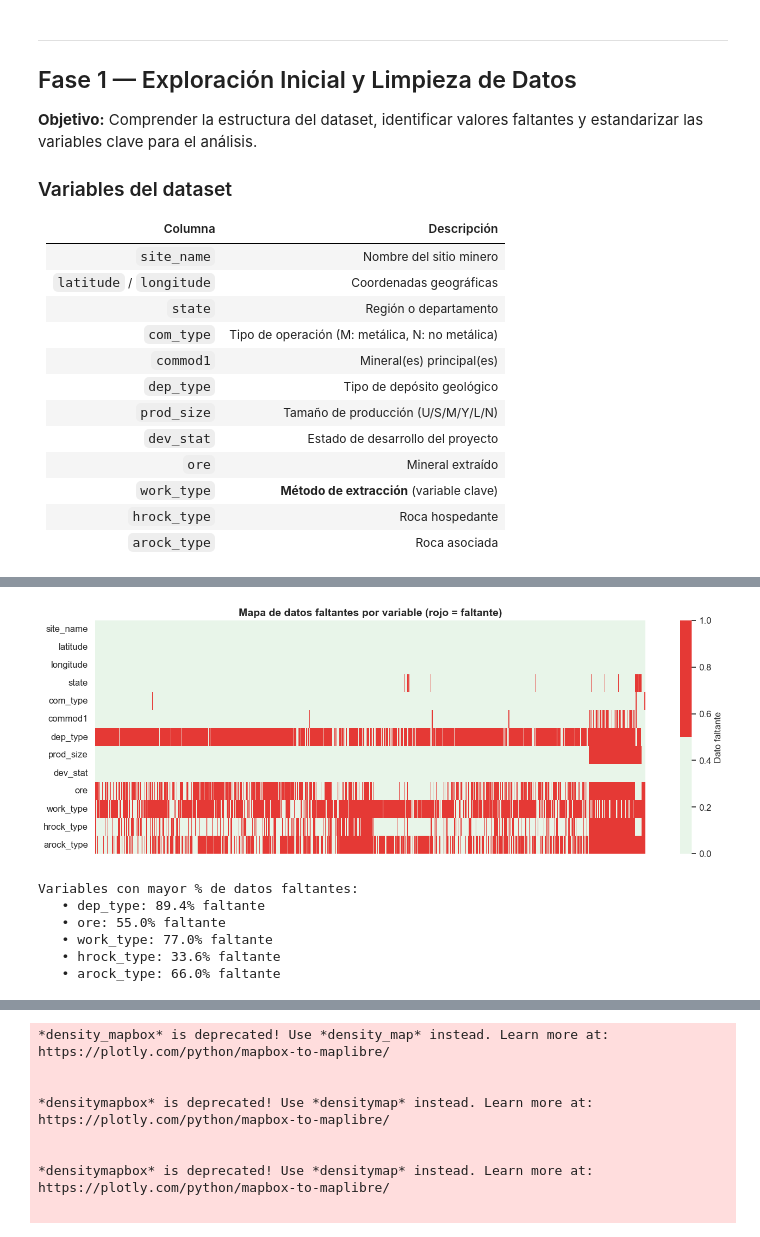
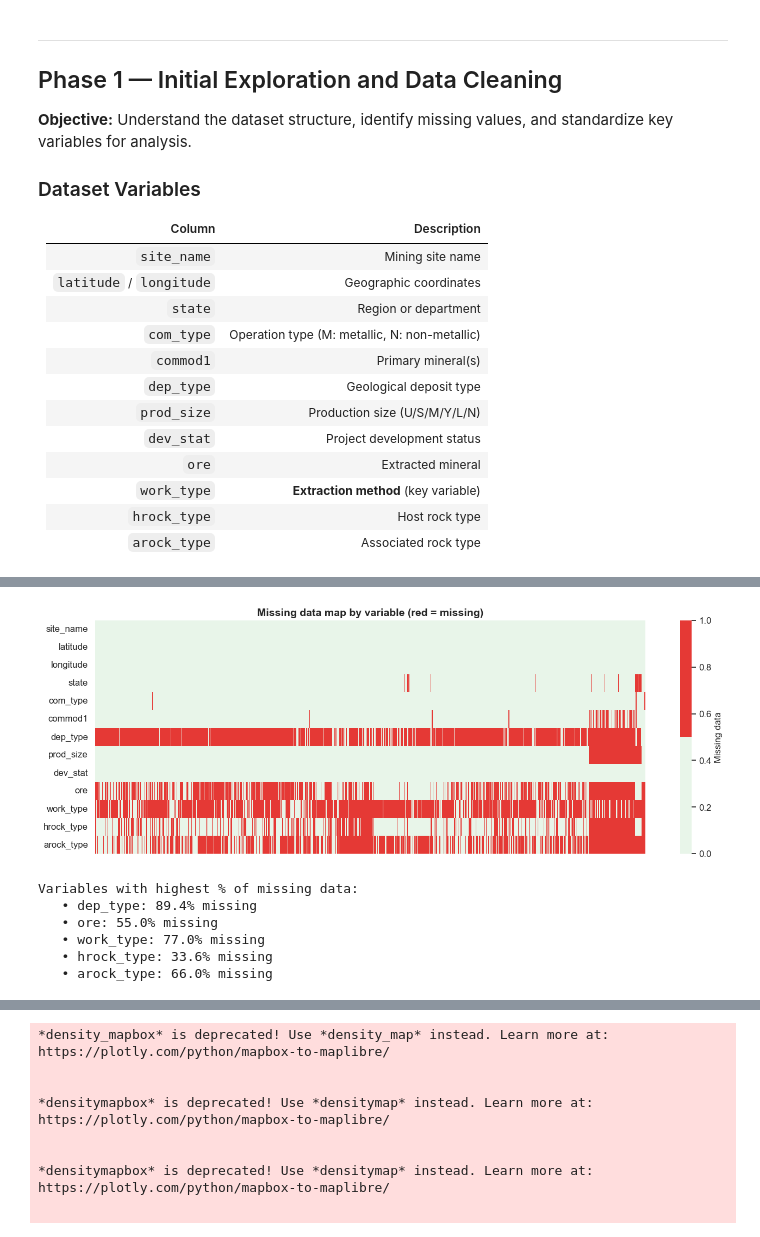
Before and after one commit to LuiccianDev/mine_methods_peru, a Jupyter notebook: analysis/script/analisis_mineria_peru.ipynb, the cells around one changed output, grey strips where cells are left out. Cells and saved outputs as stored; diff of their text form; code cells hidden in the pictures.

```diff
--- a/analysis/script/analisis_mineria_peru.ipynb
+++ b/analysis/script/analisis_mineria_peru.ipynb
@@ -209,62 +209,62 @@ Columnas disponibles:
 # %% [markdown]
 ---
 
-## Fase 1 — Exploración Inicial y Limpieza de Datos
+## Phase 1 — Initial Exploration and Data Cleaning
 
-**Objetivo:** Comprender la estructura del dataset, identificar valores faltantes y estandarizar las variables clave para el análisis.
+**Objective:** Understand the dataset structure, identify missing values, and standardize key variables for analysis.
 
-### Variables del dataset
+### Dataset Variables
 
-| Columna | Descripción |
+| Column | Description |
 |---------|-------------|
-| `site_name` | Nombre del sitio minero |
-| `latitude` / `longitude` | Coordenadas geográficas |
-| `state` | Región o departamento |
-| `com_type` | Tipo de operación (M: metálica, N: no metálica) |
-| `commod1` | Mineral(es) principal(es) |
-| `dep_type` | Tipo de depósito geológico |
-| `prod_size` | Tamaño de producción (U/S/M/Y/L/N) |
-| `dev_stat` | Estado de desarrollo del proyecto |
-| `ore` | Mineral extraído |
-| `work_type` | **Método de extracción** (variable clave) |
-| `hrock_type` | Roca hospedante |
-| `arock_type` | Roca asociada |
+| `site_name` | Mining site name |
+| `latitude` / `longitude` | Geographic coordinates |
+| `state` | Region or department |
+| `com_type` | Operation type (M: metallic, N: non-metallic) |
+| `commod1` | Primary mineral(s) |
+| `dep_type` | Geological deposit type |
+| `prod_size` | Production size (U/S/M/Y/L/N) |
+| `dev_stat` | Project development status |
+| `ore` | Extracted mineral |
+| `work_type` | **Extraction method** (key variable) |
+| `hrock_type` | Host rock type |
+| `arock_type` | Associated rock type |
 # %%
-# 1.1 — Análisis de completitud: valores nulos y vacíos
+# 1.1 — Completeness analysis: null and empty values
 
-# Calcular nulos + vacíos por columna
+# Calculate nulls + empty values per column
 null_counts = df.isnull().sum()
 empty_counts = df.eq("").sum()
 total_missing = null_counts + empty_counts
 pct_missing = (total_missing / len(df) * 100).round(1)
 
-# Crear resumen
+# Create summary
 completeness = pd.DataFrame(
     {
-        "Nulos": null_counts,
-        "Vacíos": empty_counts,
-        "Total faltante": total_missing,
-        "% faltante": pct_missing,
-        "% completo": (100 - pct_missing).round(1),
+        "Nulls": null_counts,
+        "Empty": empty_counts,
+        "Total missing": total_missing,
+        "% missing": pct_missing,
+        "% complete": (100 - pct_missing).round(1),
     }
-).sort_values("% faltante", ascending=False)
+).sort_values("% missing", ascending=False)
 
-print("Análisis de completitud del dataset")
+print("Dataset completeness analysis")
 print(completeness.to_string())
 
-# Visualización: heatmap de nulidad
+# Visualization: nullity heatmap
 fig, ax = plt.subplots(figsize=(14, 5))
 missing_matrix = df.isnull() | df.eq("")
 sns.heatmap(
     missing_matrix.T,
-    cbar_kws={"label": "Dato faltante"},
+    cbar_kws={"label": "Missing data"},
     cmap=["#E8F5E9", "#E53935"],
     yticklabels=df.columns,
     xticklabels=False,
     ax=ax,
 )
 ax.set_title(
-    "Mapa de datos faltantes por variable (rojo = faltante)",
+    "Missing data map by variable (red = missing)",
     fontsize=14,
     fontweight="bold",
 )
@@ -272,7 +272,7 @@ ax.set_ylabel("")
 plt.tight_layout()
 plt.show()
 
-print("Variables con mayor % de datos faltantes:")
+print("Variables with highest % of missing data:")
 for col, pct in pct_missing[pct_missing > 30].items():
-    print(f"   • {col}: {pct}% faltante")
+    print(f"   • {col}: {pct}% missing")
 # %% [output]
@@ -294,8 +294,8 @@ dev_stat        0       0               0         0.0       100.0
-[figure, old version]
+[figure, new version]
-Variables con mayor % de datos faltantes:
-   • dep_type: 89.4% faltante
-   • ore: 55.0% faltante
-   • work_type: 77.0% faltante
-   • hrock_type: 33.6% faltante
-   • arock_type: 66.0% faltante
+Variables with highest % of missing data:
+   • dep_type: 89.4% missing
+   • ore: 55.0% missing
+   • work_type: 77.0% missing
+   • hrock_type: 33.6% missing
+   • arock_type: 66.0% missing
 # %%
```
Also changed, not shown: parts of 35 cells of this notebook, 9 other files.
